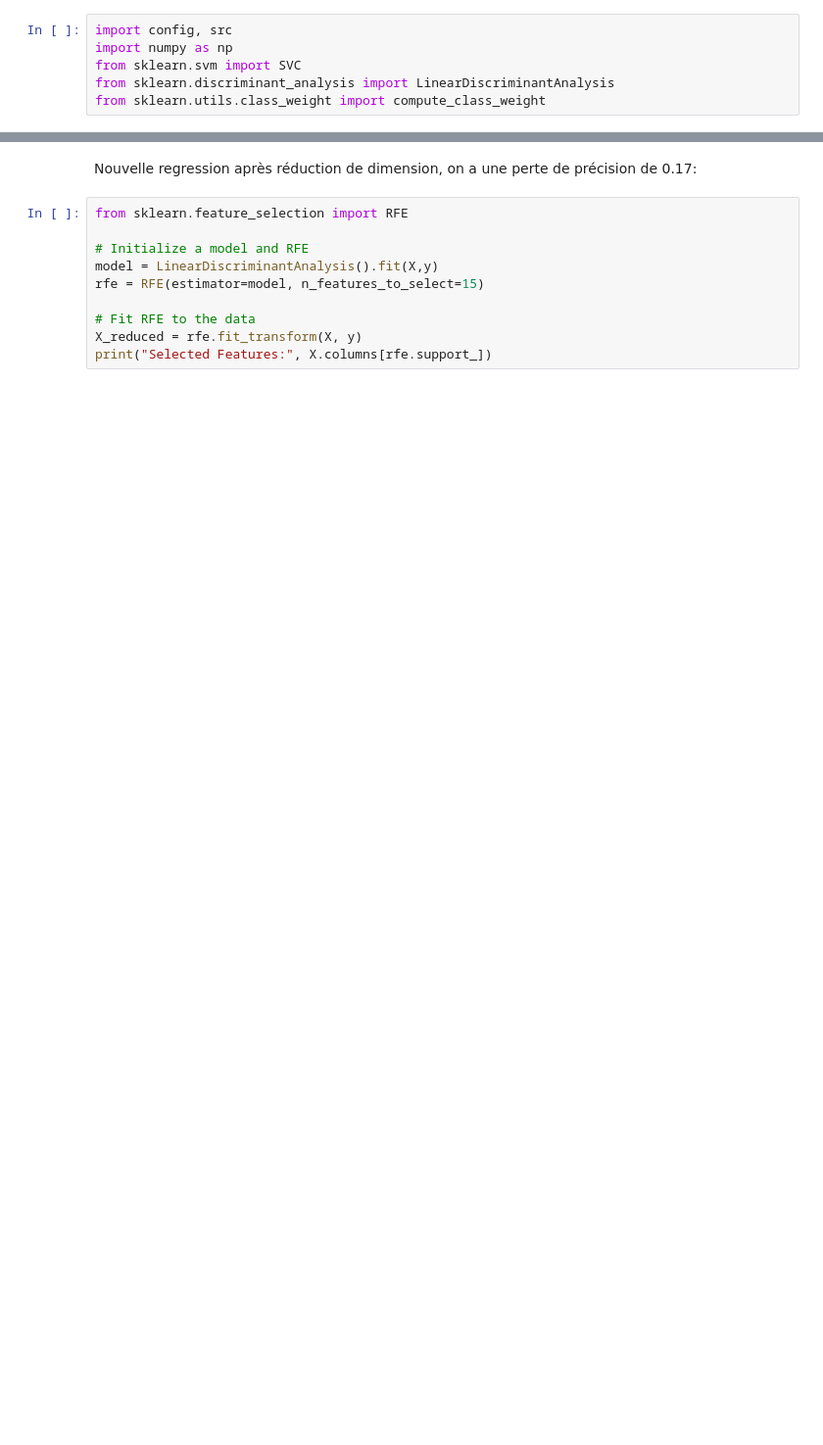
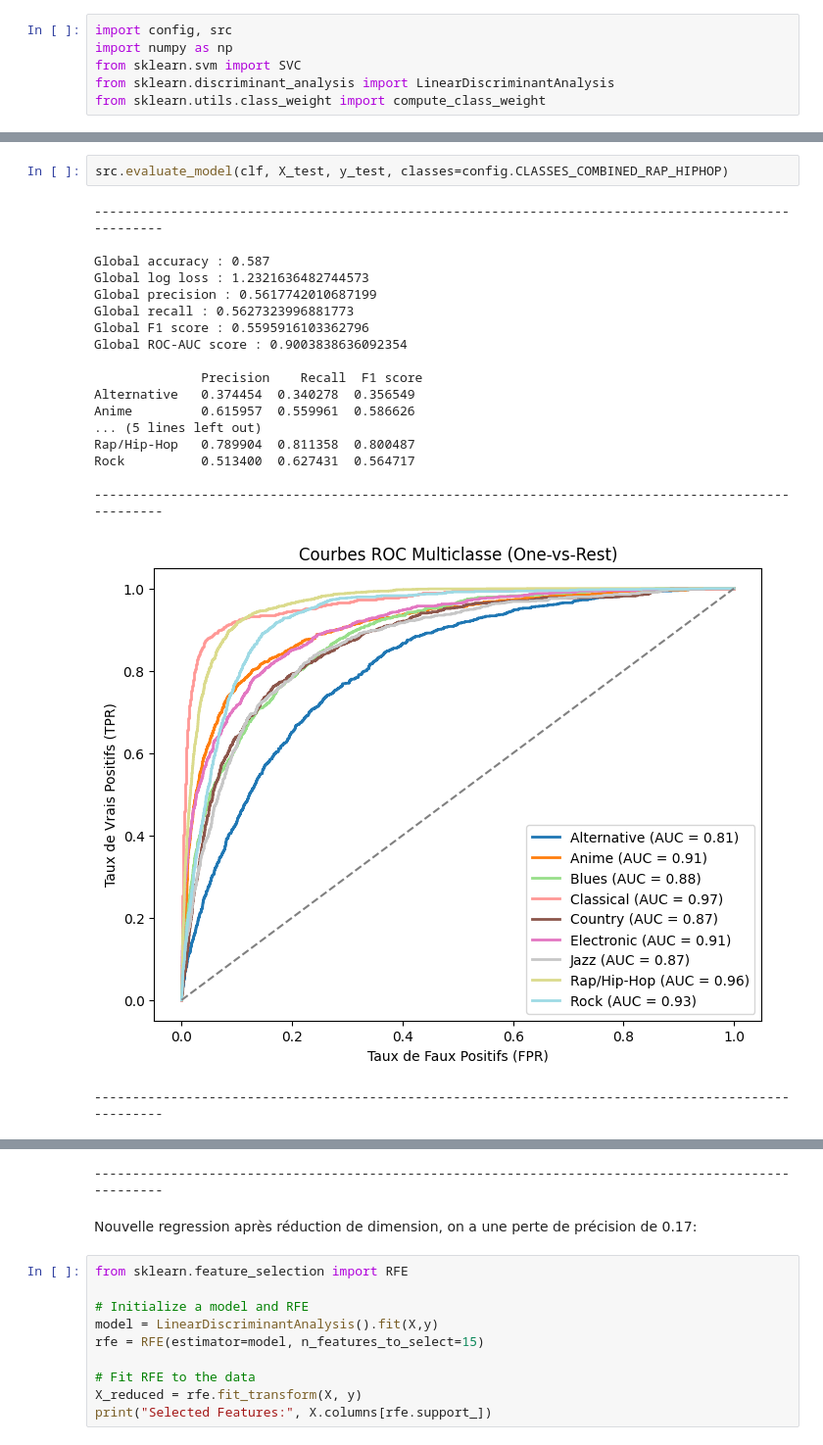
Before and after one commit to lcscaio77/music-genre-prediction, a Jupyter notebook: notebooks/04_train_lda.ipynb, the cells around one changed output, grey strips where cells are left out. Shown at 98% size. Cells and saved outputs as stored; diff of their text form; blank space fills up the shorter version.

```diff
--- a/notebooks/04_train_lda.ipynb
+++ b/notebooks/04_train_lda.ipynb
@@ -20,0 +67,22 @@ clf.fit(X_train, y_train)
+# %%
+src.evaluate_model(clf, X_test, y_test, classes=config.CLASSES_COMBINED_RAP_HIPHOP)
+# %% [output]
+----------------------------------------------------------------------------------------------------
+
+Global accuracy : 0.587
+Global log loss : 1.2321636482744573
+Global precision : 0.5617742010687199
+Global recall : 0.5627323996881773
+Global F1 score : 0.5595916103362796
+Global ROC-AUC score : 0.9003838636092354
+
+              Precision    Recall  F1 score
+Alternative   0.374454  0.340278  0.356549
+Anime         0.615957  0.559961  0.586626
+... (5 lines left out)
+Rap/Hip-Hop   0.789904  0.811358  0.800487
+Rock          0.513400  0.627431  0.564717
+
+----------------------------------------------------------------------------------------------------
+[figure, added]
+----------------------------------------------------------------------------------------------------
@@ -21,3 +90,4 @@ clf.fit(X_train, y_train)
+----------------------------------------------------------------------------------------------------
 # %% [markdown]
 Nouvelle regression après réduction de dimension, on a une perte de précision de 0.17:
 # %%
```
Also changed, not shown: parts of 7 cells of this notebook, 2 other files.
